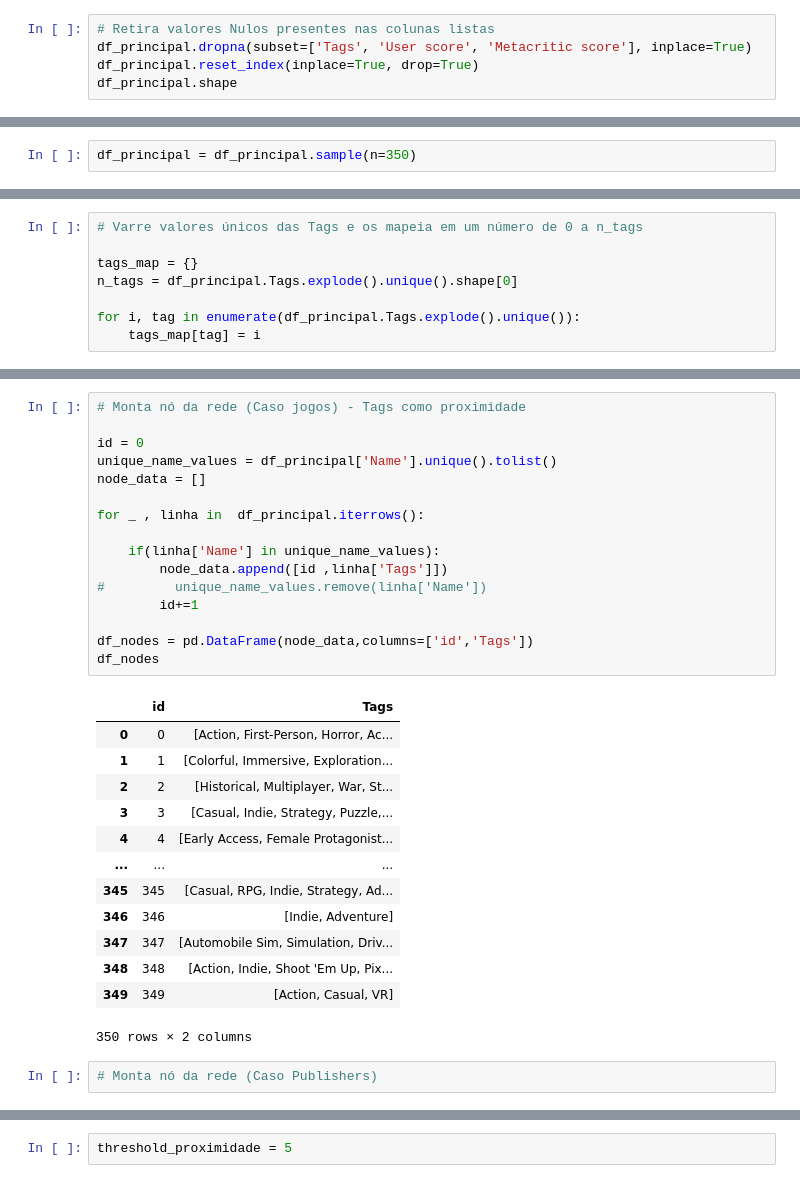
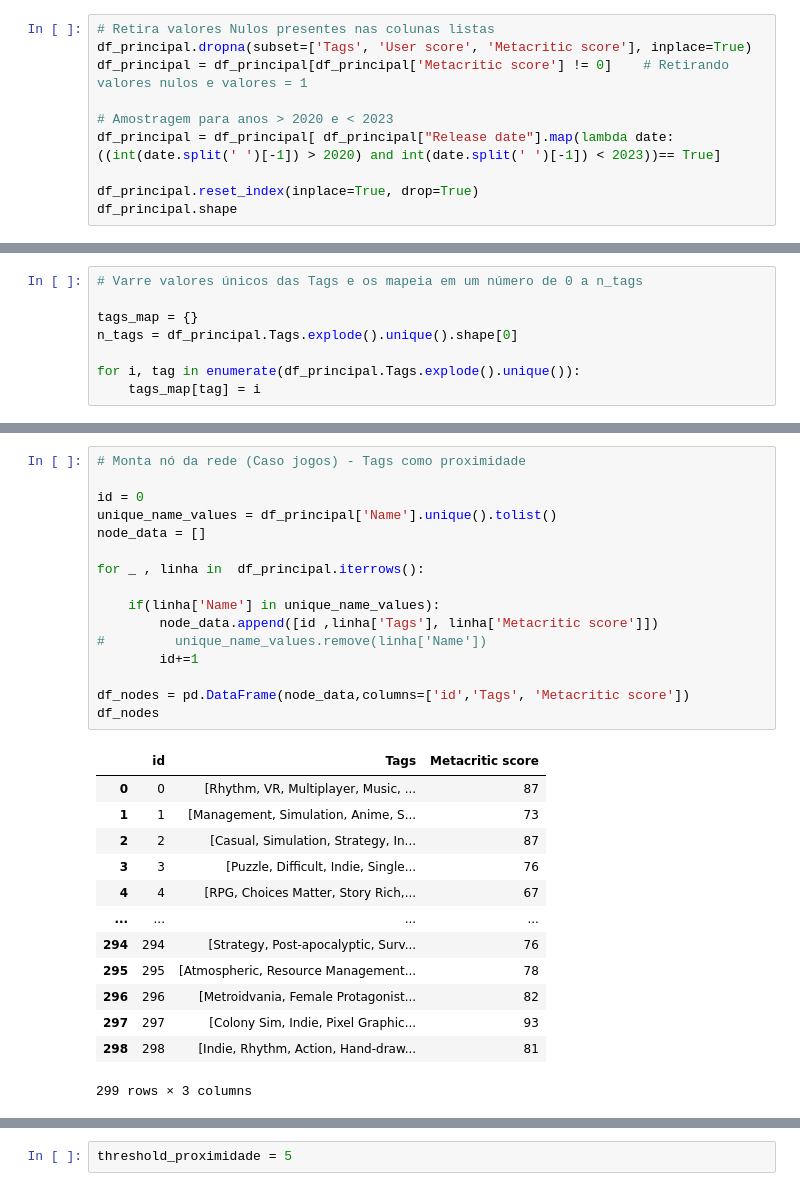
Before and after one commit to LidiaDomingos/RedeJogosSteam, a Jupyter notebook: Projeto.ipynb, the cells around one changed output, grey strips where cells are left out. Drawn from its saved outputs; the diff is of its cells as text.

```diff
--- a/Projeto.ipynb
+++ b/Projeto.ipynb
@@ -38,6 +79,11 @@ print(df_principal['Metacritic score'].unique())
 # %%
 # Retira valores Nulos presentes nas colunas listas
 df_principal.dropna(subset=['Tags', 'User score', 'Metacritic score'], inplace=True)
+df_principal = df_principal[df_principal['Metacritic score'] != 0]    # Retirando valores nulos e valores = 1
+
+# Amostragem para anos > 2020 e < 2023
+df_principal = df_principal[ df_principal["Release date"].map(lambda date: ((int(date.split(' ')[-1]) > 2020) and int(date.split(' ')[-1]) < 2023))== True]
+
 df_principal.reset_index(inplace=True, drop=True)
 df_principal.shape
 # %% [output]
@@ -62,2 +120,0 @@ Name: Tags, Length: 57702, dtype: object
-# %%
-df_principal = df_principal.sample(n=350)
@@ -104,35 +178,33 @@ df_principal
 # %%
 # Monta nó da rede (Caso jogos) - Tags como proximidade
 
 id = 0
 unique_name_values = df_principal['Name'].unique().tolist()
 node_data = []
 
 for _ , linha in  df_principal.iterrows():
 
     if(linha['Name'] in unique_name_values):
-        node_data.append([id ,linha['Tags']])
+        node_data.append([id ,linha['Tags'], linha['Metacritic score']])
 #         unique_name_values.remove(linha['Name'])
         id+=1
 
-df_nodes = pd.DataFrame(node_data,columns=['id','Tags'])
+df_nodes = pd.DataFrame(node_data,columns=['id','Tags', 'Metacritic score'])
 df_nodes
 # %% [output]
-|  | id | Tags |
-| 0 | 0 | [Action, First-Person, Horror, Ac... |
-| 1 | 1 | [Colorful, Immersive, Exploration... |
-| 2 | 2 | [Historical, Multiplayer, War, St... |
-| 3 | 3 | [Casual, Indie, Strategy, Puzzle,... |
-| 4 | 4 | [Early Access, Female Protagonist... |
-| ... | ... | ... |
-| 345 | 345 | [Casual, RPG, Indie, Strategy, Ad... |
-| 346 | 346 | [Indie, Adventure] |
-| 347 | 347 | [Automobile Sim, Simulation, Driv... |
-| 348 | 348 | [Action, Indie, Shoot 'Em Up, Pix... |
-| 349 | 349 | [Action, Casual, VR] |
+|  | id | Tags | Metacritic score |
+| 0 | 0 | [Rhythm, VR, Multiplayer, Music, ... | 87 |
+| 1 | 1 | [Management, Simulation, Anime, S... | 73 |
+| 2 | 2 | [Casual, Simulation, Strategy, In... | 87 |
+| 3 | 3 | [Puzzle, Difficult, Indie, Single... | 76 |
+| 4 | 4 | [RPG, Choices Matter, Story Rich,... | 67 |
+| ... | ... | ... | ... |
+| 294 | 294 | [Strategy, Post-apocalyptic, Surv... | 76 |
+| 295 | 295 | [Atmospheric, Resource Management... | 78 |
+| 296 | 296 | [Metroidvania, Female Protagonist... | 82 |
+| 297 | 297 | [Colony Sim, Indie, Pixel Graphic... | 93 |
+| 298 | 298 | [Indie, Rhythm, Action, Hand-draw... | 81 |
-350 rows × 2 columns
+299 rows × 3 columns
-# %%
-# Monta nó da rede (Caso Publishers)
 # %%
 # Monta dataframe de relações:
 
```
Also changed, not shown: parts of 28 cells of this notebook.
